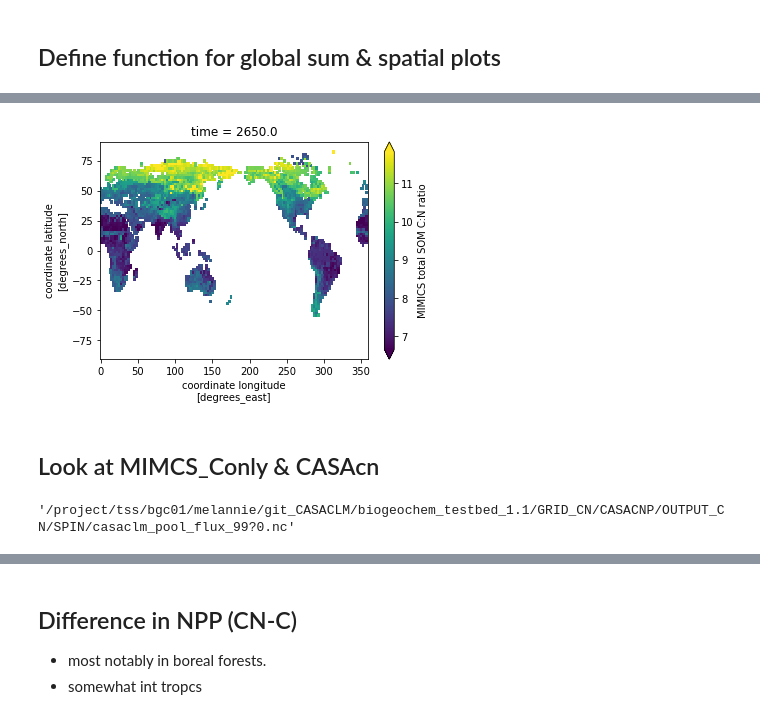
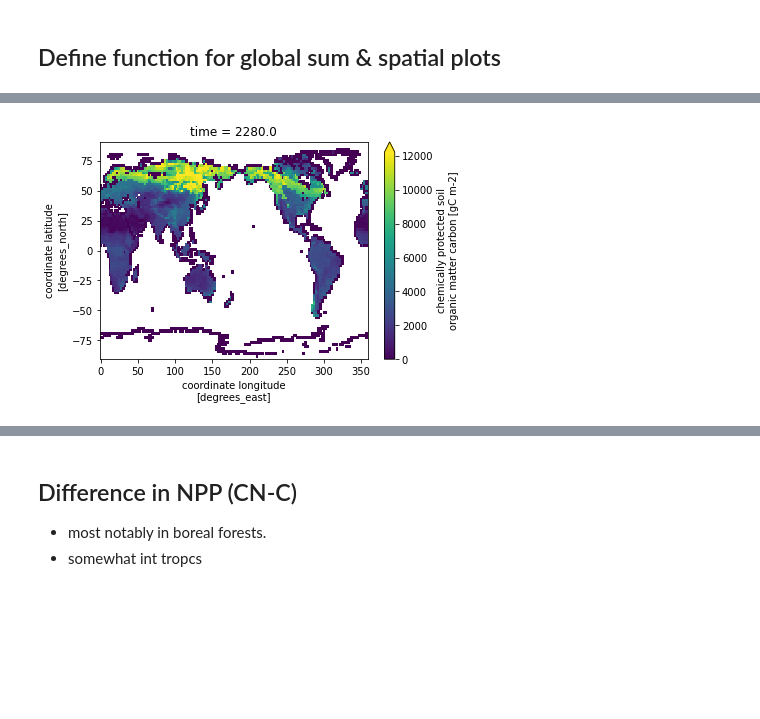
Before and after one commit to wwieder/biogeochem_testbed, a Jupyter notebook: analysis_code/CheckSpinup.ipynb, the cells around one changed output, grey strips where cells are left out. Cells and saved outputs as stored; diff of their text form; code cells hidden in the pictures; blank space fills up the shorter version.

```diff
--- a/analysis_code/CheckSpinup.ipynb
+++ b/analysis_code/CheckSpinup.ipynb
@@ -105,0 +190,21 @@ for index, ax in np.ndenumerate(axes):
+# %%
+cruConlyIN = '/project/tss/wwieder/CASACLM/GRID/OUTPUT_GRID_CRU_NCEP/MIMICS_SPIN_b/'
+CcasCRU = cruConlyIN+'casaclm_pool_flux_9000_9980.nc'
+CmimCRU = cruConlyIN+'mimics_pool_flux_9000_9980.nc'
+print('CmimCRU = ' +CmimCRU)
+
+simMIMc = 'MIMICS_mod4_dens1.0_KO6_Conly'
+caseMIMc = 'GRID_CN/'+simMIMc+'/OUTPUT_C/SPIN/'
+Ccas = path+caseMIMc+'casaclm_pool_flux_*80.nc'
+Cmim = path+caseMIMc+'mimics_pool_flux_*80.nc'
+print('Cmim = '+Cmim)
+
+simCASc  = 'CASACNP_GSWP3_Conly'
+caseCASc = 'GRID_CN/'+simCASc+'/OUTPUT_C/SPIN/'
+full_pathCASc = path+caseCASc+'casaclm_pool_flux_*80.nc' # casa files for vegetation results
+print('Ccas = '+full_pathCASc)
+
+simCAScn  = 'CASACNP_mod3_borealNfix_GSWP3'
+caseCAScn = 'GRID_CN/'+simCAScn+'/OUTPUT_CN/SPIN/'
+full_pathCAScn = path+caseCAScn+'casaclm_pool_flux_*80.nc' # casa files for vegetation results
+print('CNcas = '+full_pathCAScn)
@@ -106,16 +288,4 @@ for index, ax in np.ndenumerate(axes):
 # %%
-ds['cnTOT'].isel(time=-1).plot(robust=True);
+dsCmim.isel(time=-1).cSOMc.plot(robust=True);
 # %% [output]
-[figure, old version]
+[figure, new version]
-# %% [markdown]
-## Look at MIMCS_Conly & CASAcn
-# %%
-ConlyIN = '/project/tss/wwieder/CASACLM/GRID/OUTPUT_GRID_CRU_NCEP/MIMICS_SPIN_b/'
-Ccas = ConlyIN+'casaclm_pool_flux_9000_9980.nc'
-Cmim = ConlyIN+'mimics_pool_flux_9000_9980.nc'
-
-CNcas = '/project/tss/bgc01/melannie/git_CASACLM/biogeochem_testbed_1.1/GRID_CN/CASACNP/OUTPUT_CN/SPIN/'
-CNcas = CNcas + 'casaclm_pool_flux_99?0.nc'
-CNcas
-# %% [output]
-'/project/tss/bgc01/melannie/git_CASACLM/biogeochem_testbed_1.1/GRID_CN/CASACNP/OUTPUT_CN/SPIN/casaclm_pool_flux_99?0.nc'
```
Also changed, not shown: parts of 45 cells of this notebook, 2 other files.
